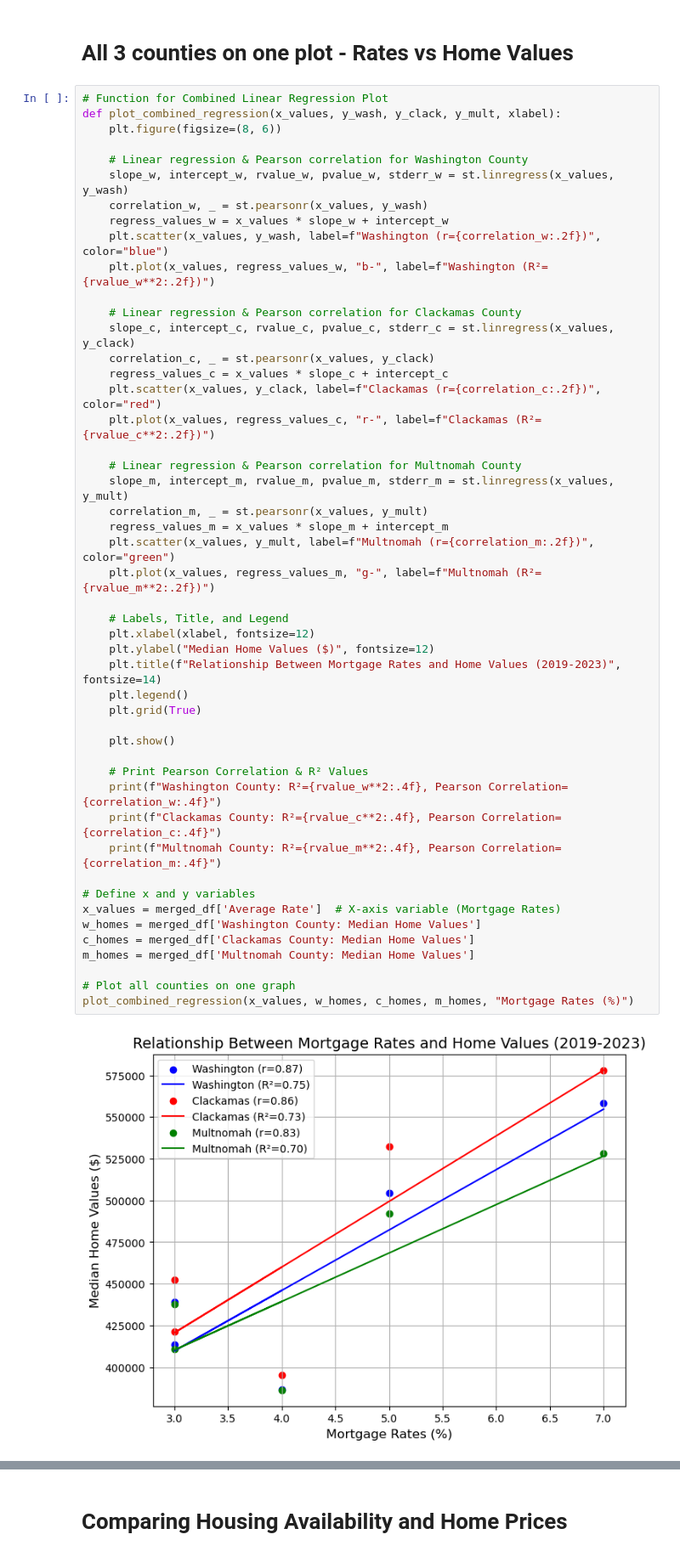
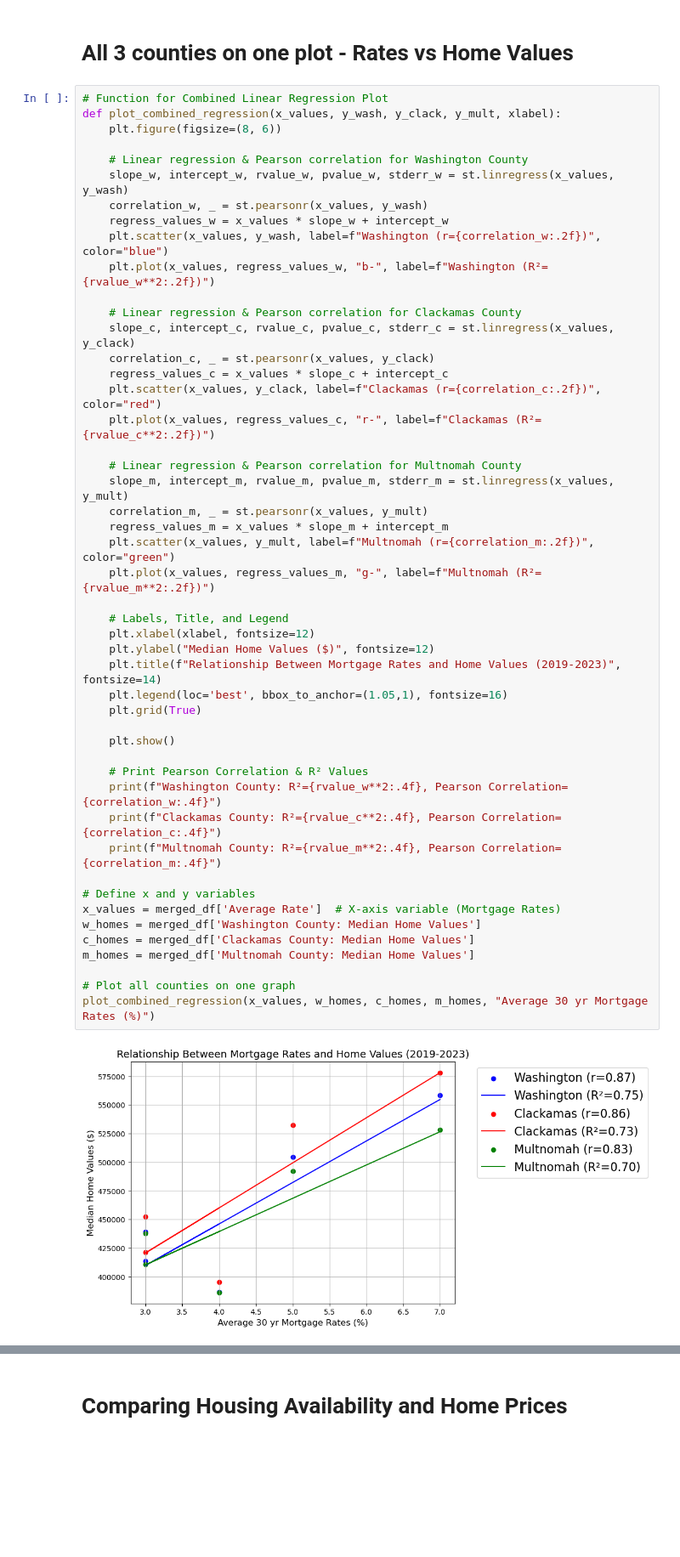
Before and after one commit to Tserrof7/Portland-Housing-Prices-Affordability-Project, a Jupyter notebook: csv_files/code_for_calc_csv.ipynb, the cells around one changed output, grey strips where cells are left out. Shown at 85% size. Drawn from its saved outputs; the diff is of its cells as text; blank space fills up the shorter version.

Commit message:
Finishing touches on graphs

```diff
--- a/csv_files/code_for_calc_csv.ipynb
+++ b/csv_files/code_for_calc_csv.ipynb
@@ -302,36 +302,36 @@ def plot_combined_regression(x_values, y_wash, y_clack, y_mult, xlabel):
     plt.plot(x_values, regress_values_c, "r-", label=f"Clackamas (R²={rvalue_c**2:.2f})")
 
     # Linear regression & Pearson correlation for Multnomah County
     slope_m, intercept_m, rvalue_m, pvalue_m, stderr_m = st.linregress(x_values, y_mult)
     correlation_m, _ = st.pearsonr(x_values, y_mult)
     regress_values_m = x_values * slope_m + intercept_m
     plt.scatter(x_values, y_mult, label=f"Multnomah (r={correlation_m:.2f})", color="green")
     plt.plot(x_values, regress_values_m, "g-", label=f"Multnomah (R²={rvalue_m**2:.2f})")
 
     # Labels, Title, and Legend
     plt.xlabel(xlabel, fontsize=12)
     plt.ylabel("Median Home Values ($)", fontsize=12)
     plt.title(f"Relationship Between Mortgage Rates and Home Values (2019-2023)", fontsize=14)
-    plt.legend()
+    plt.legend(loc='best', bbox_to_anchor=(1.05,1), fontsize=16)
     plt.grid(True)
 
     plt.show()
 
     # Print Pearson Correlation & R² Values
     print(f"Washington County: R²={rvalue_w**2:.4f}, Pearson Correlation={correlation_w:.4f}")
     print(f"Clackamas County: R²={rvalue_c**2:.4f}, Pearson Correlation={correlation_c:.4f}")
     print(f"Multnomah County: R²={rvalue_m**2:.4f}, Pearson Correlation={correlation_m:.4f}")
 
 # Define x and y variables
 x_values = merged_df['Average Rate']  # X-axis variable (Mortgage Rates)
 w_homes = merged_df['Washington County: Median Home Values']
 c_homes = merged_df['Clackamas County: Median Home Values']
 m_homes = merged_df['Multnomah County: Median Home Values']
 
 # Plot all counties on one graph
-plot_combined_regression(x_values, w_homes, c_homes, m_homes, "Mortgage Rates (%)")
+plot_combined_regression(x_values, w_homes, c_homes, m_homes, "Average 30 yr Mortgage Rates (%)")
 # %% [output]
-[figure, old version]
+[figure, new version]
 Washington County: R²=0.7497, Pearson Correlation=0.8659
 Clackamas County: R²=0.7344, Pearson Correlation=0.8570
 Multnomah County: R²=0.6963, Pearson Correlation=0.8344
```
Also changed, not shown: parts of 2 cells of this notebook.
